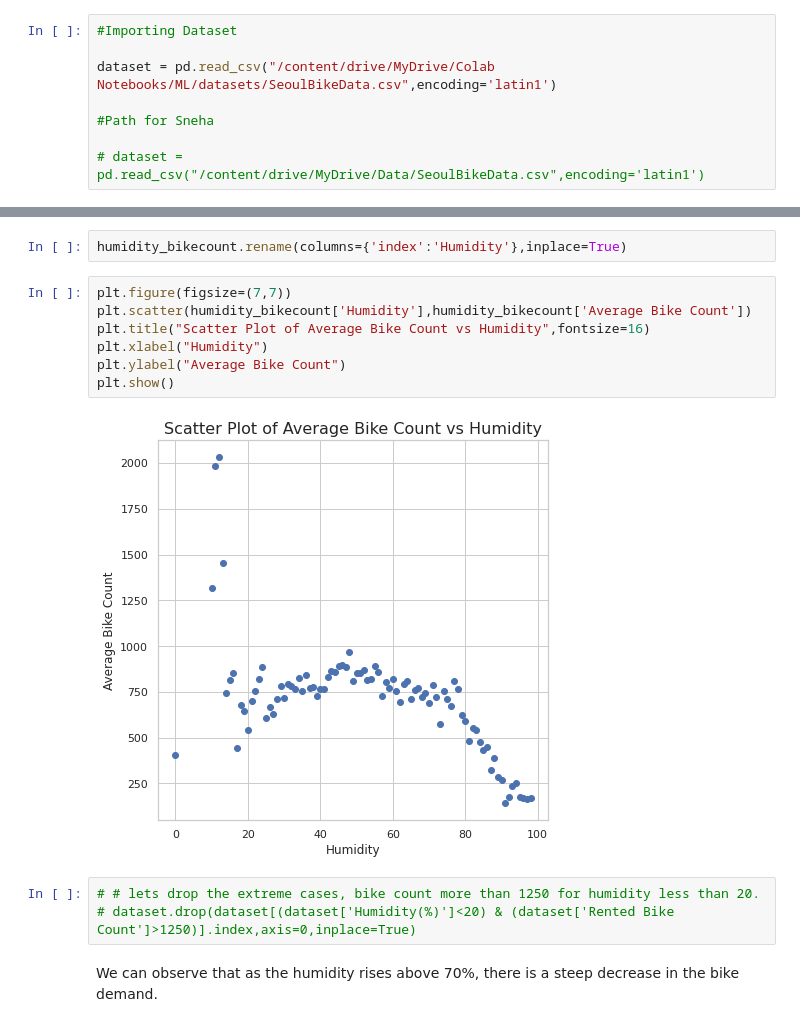
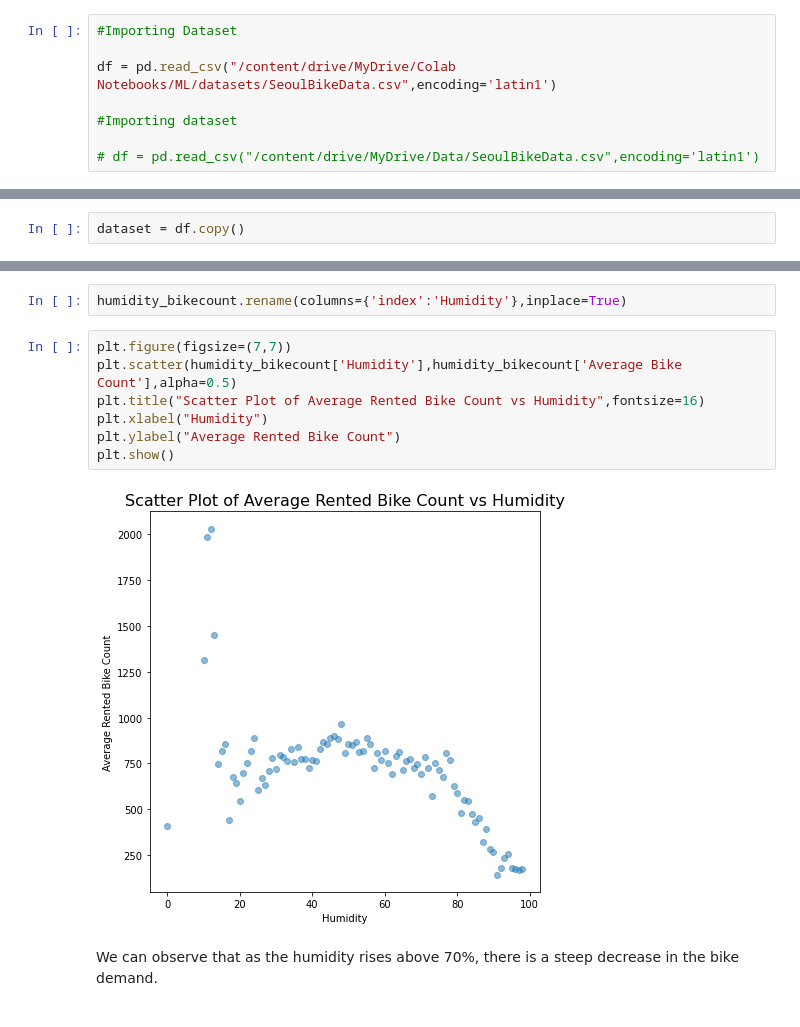
Before and after one commit to ShrungaM/Bike-Sharing-Demand-Prediction, a Jupyter notebook: Bike_Sharing_Demand_Prediction_Capstone_Project.ipynb, the cells around one changed output, grey strips where cells are left out. Cells and saved outputs as stored; diff of their text form.

```diff
--- a/Bike_Sharing_Demand_Prediction_Capstone_Project.ipynb
+++ b/Bike_Sharing_Demand_Prediction_Capstone_Project.ipynb
@@ -56,8 +68,8 @@ Drive already mounted at /content/drive; to attempt to forcibly remount, call dr
 # %%
 #Importing Dataset
 
-dataset = pd.read_csv("/content/drive/MyDrive/Colab Notebooks/ML/datasets/SeoulBikeData.csv",encoding='latin1')
+df = pd.read_csv("/content/drive/MyDrive/Colab Notebooks/ML/datasets/SeoulBikeData.csv",encoding='latin1')
 
-#Path for Sneha
+#Importing dataset
 
-# dataset = pd.read_csv("/content/drive/MyDrive/Data/SeoulBikeData.csv",encoding='latin1')
+# df = pd.read_csv("/content/drive/MyDrive/Data/SeoulBikeData.csv",encoding='latin1')
@@ -64,3 +78,5 @@ dataset = pd.read_csv("/content/drive/MyDrive/Colab Notebooks/ML/datasets/SeoulB
+# %%
+dataset = df.copy()
 # %% [markdown]
 #**Data Exploration**
 # %%
@@ -383,16 +483,13 @@ humidity_bikecount=pd.DataFrame(dict(dataset.groupby('Humidity(%)')['Rented Bike
 humidity_bikecount.rename(columns={'index':'Humidity'},inplace=True)
 # %%
 plt.figure(figsize=(7,7))
-plt.scatter(humidity_bikecount['Humidity'],humidity_bikecount['Average Bike Count'])
-plt.title("Scatter Plot of Average Bike Count vs Humidity",fontsize=16)
+plt.scatter(humidity_bikecount['Humidity'],humidity_bikecount['Average Bike Count'],alpha=0.5)
+plt.title("Scatter Plot of Average Rented Bike Count vs Humidity",fontsize=16)
 plt.xlabel("Humidity")
-plt.ylabel("Average Bike Count")
+plt.ylabel("Average Rented Bike Count")
 plt.show()
 # %% [output]
-[figure, old version]
+[figure, new version]
-# %%
-# # lets drop the extreme cases, bike count more than 1250 for humidity less than 20.
-# dataset.drop(dataset[(dataset['Humidity(%)']<20) & (dataset['Rented Bike Count']>1250)].index,axis=0,inplace=True)
 # %% [markdown]
 We can observe that as the humidity rises above 70%, there is a steep decrease in the bike demand.
 # %% [markdown]
```
Also changed, not shown: parts of 222 cells of this notebook.
